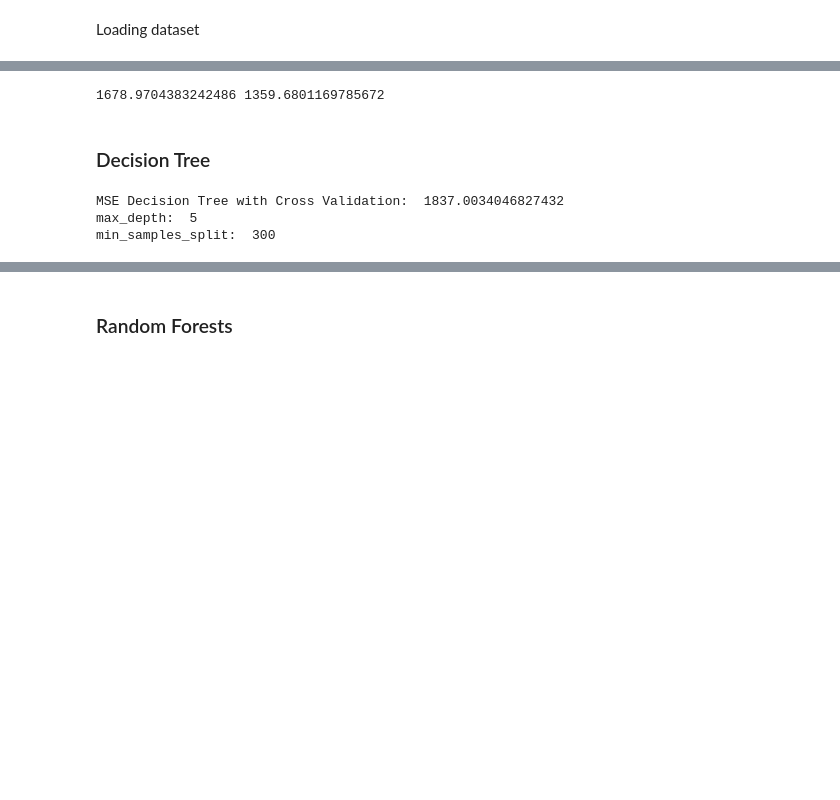
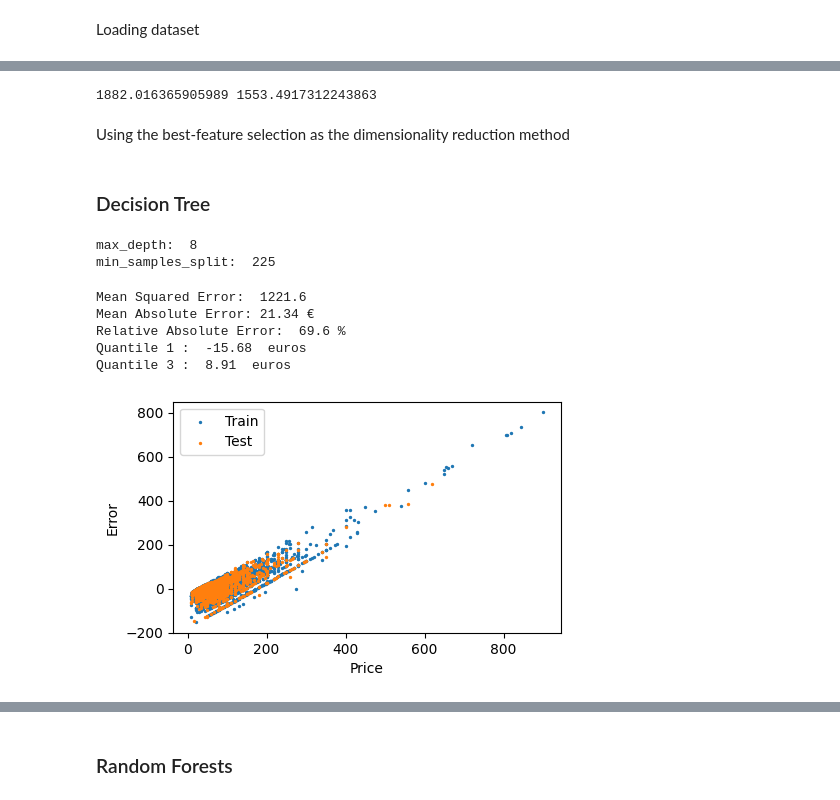
Before and after one commit to AlbanemchtCs/ml-project, a Jupyter notebook: models/trees&boosting.ipynb, the cells around one changed output, grey strips where cells are left out. Drawn from its saved outputs; the diff is of its cells as text; code cells hidden in the pictures; blank space fills up the shorter version.

```diff
--- a/models/trees&boosting.ipynb
+++ b/models/trees&boosting.ipynb
@@ -90,5 +116,9 @@ X_test_pca = X_train_pca[:, :10]
 # %%
 from sklearn.linear_model import LinearRegression
+
+X_train_pca = X_train_pca[:, :10]
+X_val_pca = X_train_pca[:, :10]
+X_test_pca = X_train_pca[:, :10]
 
 kf_10 = model_selection.KFold(n_splits=10, shuffle=True, random_state=1)
 regr = LinearRegression()
@@ -107,34 +137,54 @@ score_best_features = -1*model_selection.cross_val_score(
     cv=kf_10,
     scoring='neg_mean_squared_error'
 ).mean()
+print(score_pca, score_best_features)
+# %% [output]
+1882.016365905989 1553.4917312243863
-# %%
-print(score_pca, score_best_features)
-# %% [output]
-1678.9704383242486 1359.6801169785672
+# %% [markdown]
+Using the best-feature selection as the dimensionality reduction method
 # %%
 X_train = X_train_best_feat
 X_val = X_val_best_feat
 X_test = X_test_best_feat
+X_train_tot = pd.concat([X_train, X_val], ignore_index=True)
+y_train_tot = pd.concat([y_train, y_val], ignore_index=True)
 # %% [markdown]
 ### Decision Tree
-# %%
-pgrid = {
-    "max_depth": range(4, 34),
-    "min_samples_split": range(100, 1000, 100)
-}
-grid_search = GridSearchCV(
-    tree.DecisionTreeRegressor(),
-    param_grid=pgrid,
-    scoring='neg_mean_squared_error',
-    cv=10
-)
-grid_search.fit(X_train, y_train)
-y_pred = grid_search.best_estimator_.predict(X_test)
-print("MSE Decision Tree with Cross Validation: ", mean_squared_error(y_test, y_pred))
-print("max_depth: ", grid_search.best_params_["max_depth"])
-print("min_samples_split: ", grid_search.best_params_["min_samples_split"])
-# %% [output]
-MSE Decision Tree with Cross Validation:  1837.0034046827432
-max_depth:  5
-min_samples_split:  300
+# %%
+pgrid = {
+    "max_depth": range(4, 34),
+    "min_samples_split": range(5, 500, 20),
+}
+best_params = {}
+mse = 100000000
+
+for params in tqdm(ParameterGrid(pgrid)):
+    dt = tree.DecisionTreeRegressor(
+        max_depth=params["max_depth"],
+        min_samples_split=params["min_samples_split"]
+    )
+    dt.fit(X_train, y_train)
+    y_pred_DT = dt.predict(X_val)
+    if mean_squared_error(y_val, y_pred_DT) < mse:
+        best_params = dt.get_params()
+        mse = mean_squared_error(y_val, y_pred_DT)
+
+print("max_depth: ", best_params["max_depth"])
+print("min_samples_split: ", best_params["min_samples_split"])
+# %% [output]
+max_depth:  8
+min_samples_split:  225
+# %%
+best_dt_model = tree.DecisionTreeRegressor(
+    max_depth=8,
+    min_samples_split=225
+)
+plot_metrics(best_dt_model, X_train_tot, y_train_tot, X_test, y_test)
+# %% [output]
+Mean Squared Error:  1221.6
+Mean Absolute Error: 21.34 €
+Relative Absolute Error:  69.6 %
+Quantile 1 :  -15.68  euros
+Quantile 3 :  8.91  euros
+[figure, added]
 # %%
```
Also changed, not shown: parts of 26 cells of this notebook, 3 other files.
